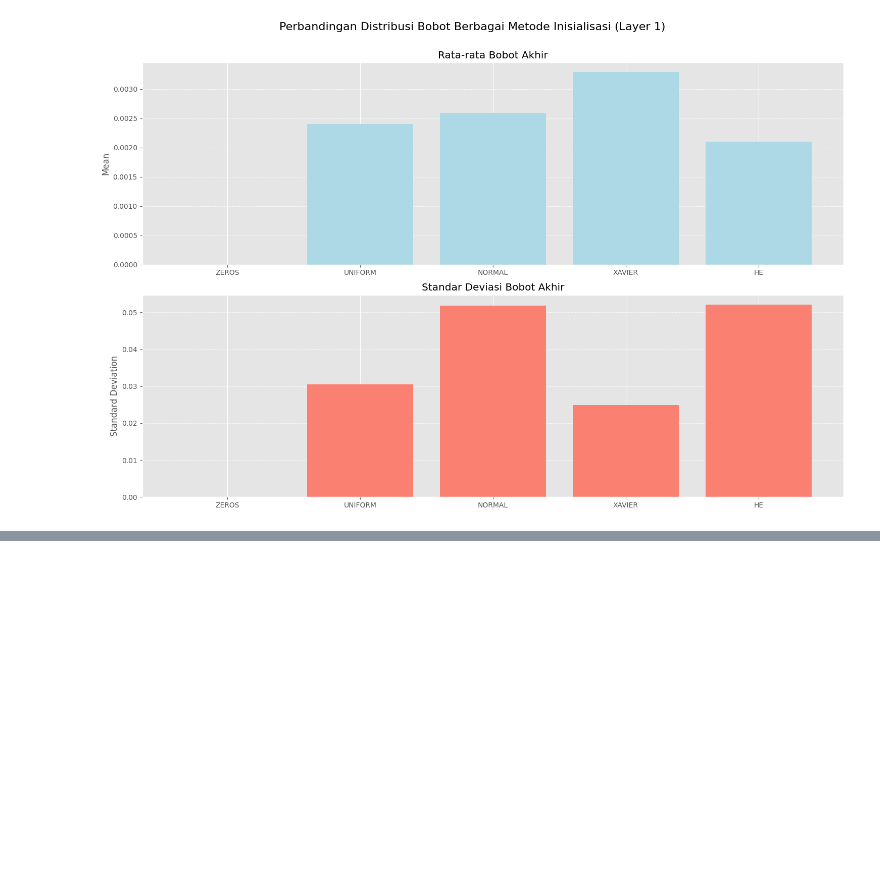
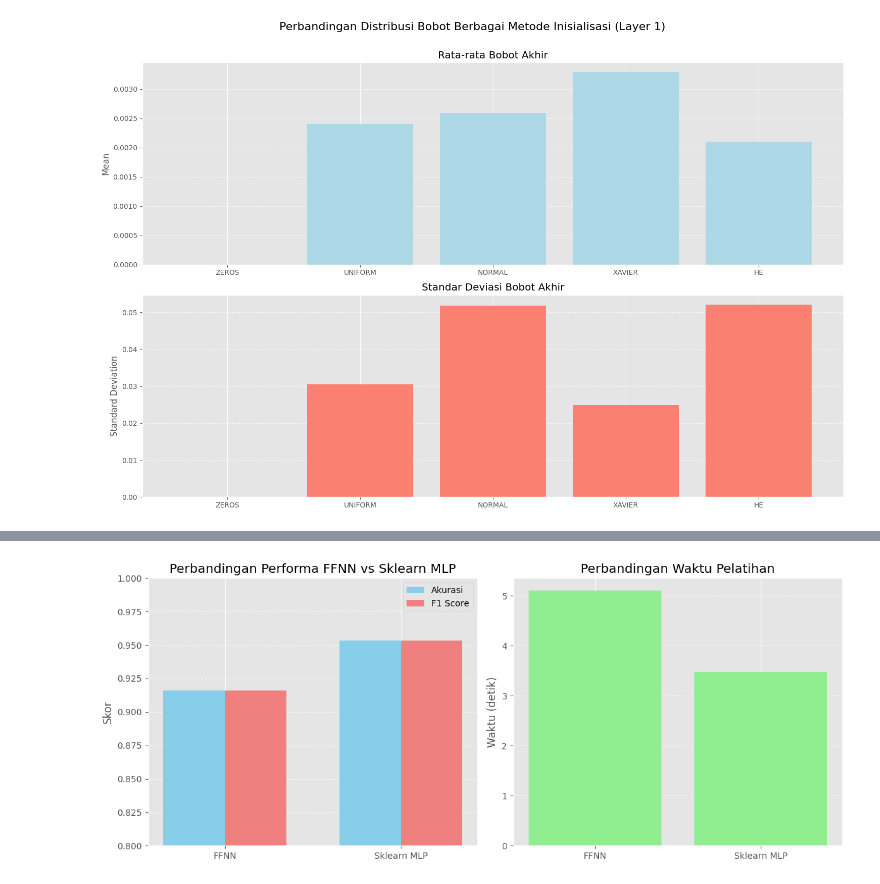
Before and after one commit to alandmprtma/IF3270_Tubes1_57, a Jupyter notebook: test_main.ipynb, the cells around one changed output, grey strips where cells are left out. Cells and saved outputs as stored; diff of their text form; code cells hidden in the pictures; blank space fills up the shorter version.

```diff
--- a/test_main.ipynb
+++ b/test_main.ipynb
@@ -1055,0 +1161,33 @@ plt.show()
+# %%
+# Visualisasi perbandingan
+plt.figure(figsize=(12, 5))
+
+# Plot akurasi dan F1 score
+plt.subplot(1, 2, 1)
+models = ['FFNN', 'Sklearn MLP']
+accuracies = [ffnn_accuracy, sklearn_accuracy]
+f1_scores = [ffnn_f1, sklearn_f1]
+
+x = np.arange(len(models))
+width = 0.35
+plt.bar(x - width/2, accuracies, width, label='Akurasi', color='skyblue')
+plt.bar(x + width/2, f1_scores, width, label='F1 Score', color='lightcoral')
+plt.title('Perbandingan Performa FFNN vs Sklearn MLP')
+plt.xticks(x, models)
+plt.ylabel('Skor')
+plt.ylim(0.8, 1.0)  # Sesuaikan jika diperlukan
+plt.legend()
+plt.grid(axis='y', linestyle='--', alpha=0.7)
+
+# Plot waktu pelatihan
+plt.subplot(1, 2, 2)
+training_times = [ffnn_training_time, sklearn_training_time]
+plt.bar(models, training_times, color='lightgreen')
+plt.title('Perbandingan Waktu Pelatihan')
+plt.ylabel('Waktu (detik)')
+plt.grid(axis='y', linestyle='--', alpha=0.7)
+
+plt.tight_layout()
+plt.show()
+# %% [output]
+[figure, added]
```
Also changed, not shown: parts of 3 cells of this notebook.
